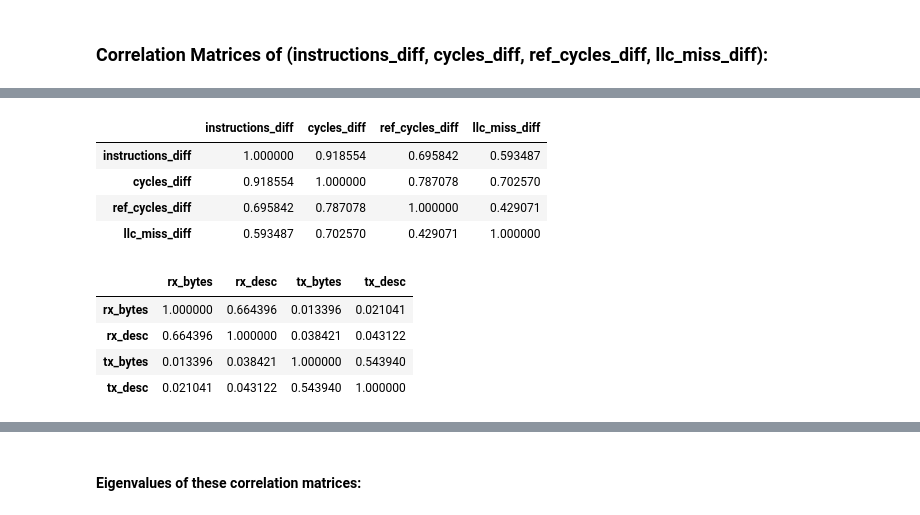
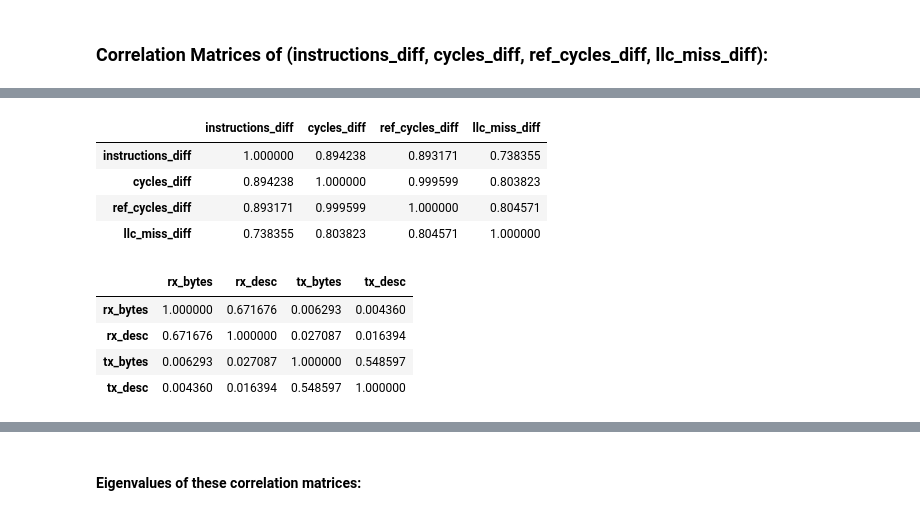
Before and after one commit to awadyn/network_exec_energy_study, a Jupyter notebook: full_logs/Correlation Matrices and Eigenvalues of Merged Per-Log Dataframes.ipynb, the cells around one changed output, grey strips where cells are left out. Cells and saved outputs as stored; diff of their text form; code cells hidden in the pictures.

```diff
--- a/full_logs/Correlation Matrices and Eigenvalues of Merged Per-Log Dataframes.ipynb
+++ b/full_logs/Correlation Matrices and Eigenvalues of Merged Per-Log Dataframes.ipynb
@@ -24,39 +24,51 @@ def get_joules(df):
 # %% [markdown]
 ### Correlation Matrices of (instructions_diff, cycles_diff, ref_cycles_diff, llc_miss_diff):
 # %%
-for dvfs in ['0x1d00']:
-    corr_qps_itr_counter_list = {}
-    corr_qps_itr_non_counter_list = {}
-    joules_qps_itr_list = {}
+corr_dvfs_counter_list = {}
+corr_dvfs_non_counter_list = {}
+joules_dvfs_list = {}
+
+for dvfs in ['0xd00', '0x1d00']:
+    corr_qps_counter_list = {}
+    corr_qps_non_counter_list = {}
+    joules_qps_list = {}
+
     for qps in ['200k', '400k', '600k']:
         corr_itr_counter_list = {}
         corr_itr_non_counter_list = {}
         joules_itr_list = {}
 
-        all_itr_counter_dir = qps + '_' + dvfs + '_merged_counter_per_core_dfs/'
-        all_itr_non_counter_dir = qps + '_' + dvfs + '_merged_non_counter_per_core_dfs/'
+        all_itr_counter_dir = qps + '_' + dvfs + '_counters_merged/'
+        all_itr_non_counter_dir = qps + '_' + dvfs + '_non_counters_merged/'
 
         print('Parsing counter metrics in ' + all_itr_counter_dir)
         for file in os.listdir(all_itr_counter_dir):
+            if os.path.isdir(all_itr_counter_dir + file):
+                continue
             itr = file.split('_')[2]
             df = pd.read_csv(all_itr_counter_dir + file, sep = ',')
-            #print(df.head(3))
             joules = get_joules(df.copy())
             joules_itr_list[itr] = joules
             print('ITR_DELAY: ', itr, joules)
-            df = df.drop([df.columns[0], 'joules_diff'], axis=1)
+            df = df.drop([df.columns[0], 'joules_diff', 'timestamp'], axis=1)
             df_corr = df.corr()
             corr_itr_counter_list[itr] = df_corr
 
         print('Parsing non-counter metrics in ' + all_itr_non_counter_dir)
         for file in os.listdir(all_itr_non_counter_dir):
+            if os.path.isdir(all_itr_non_counter_dir + file):
+                continue
             itr = file.split('_')[2]
             print('ITR_DELAY: ', itr)
-            df_non_counter = pd.read_csv(all_itr_non_counter_dir + file, sep= ',').drop('i', axis=1)
-            #print(df_non_counter.head(3))
-            df_corr_non_counter = df_non_counter.corr()
-            corr_itr_non_counter_list[itr] = df_corr_non_counter
-        corr_qps_itr_counter_list[qps] = corr_itr_counter_list
-        corr_qps_itr_non_counter_list[qps] = corr_itr_non_counter_list
-        joules_qps_itr_list[qps] = joules_itr_list
+            df = pd.read_csv(all_itr_non_counter_dir + file, sep= ',')
+            df_corr = df.drop([df.columns[0], 'timestamp'], axis = 1).corr()
+            corr_itr_non_counter_list[itr] = df_corr
+
+        corr_qps_counter_list[qps] = corr_itr_counter_list
+        corr_qps_non_counter_list[qps] = corr_itr_non_counter_list
+        joules_qps_list[qps] = joules_itr_list
+
+    corr_dvfs_counter_list[dvfs] = corr_qps_counter_list
+    corr_dvfs_non_counter_list[dvfs] = corr_qps_non_counter_list
+    joules_dvfs_list[dvfs] = joules_qps_list
 # %% [output]
@@ -80,20 +92,20 @@ ITR_DELAY:  200
 # %%
 # checking corr matrix
-corr_qps_itr_counter_list['200k']['100']
+corr_dvfs_counter_list['0xd00']['200k']['300']
 # %% [output]
 |  | instructions_diff | cycles_diff | ref_cycles_diff | llc_miss_diff |
-| instructions_diff | 1.000000 | 0.918554 | 0.695842 | 0.593487 |
-| cycles_diff | 0.918554 | 1.000000 | 0.787078 | 0.702570 |
-| ref_cycles_diff | 0.695842 | 0.787078 | 1.000000 | 0.429071 |
-| llc_miss_diff | 0.593487 | 0.702570 | 0.429071 | 1.000000 |
+| instructions_diff | 1.000000 | 0.894238 | 0.893171 | 0.738355 |
+| cycles_diff | 0.894238 | 1.000000 | 0.999599 | 0.803823 |
+| ref_cycles_diff | 0.893171 | 0.999599 | 1.000000 | 0.804571 |
+| llc_miss_diff | 0.738355 | 0.803823 | 0.804571 | 1.000000 |
 # %%
 # checking corr matrix
-corr_qps_itr_non_counter_list['600k']['100']
+corr_dvfs_non_counter_list['0x1d00']['600k']['100']
 # %% [output]
 |  | rx_bytes | rx_desc | tx_bytes | tx_desc |
-| rx_bytes | 1.000000 | 0.664396 | 0.013396 | 0.021041 |
-| rx_desc | 0.664396 | 1.000000 | 0.038421 | 0.043122 |
-| tx_bytes | 0.013396 | 0.038421 | 1.000000 | 0.543940 |
-| tx_desc | 0.021041 | 0.043122 | 0.543940 | 1.000000 |
+| rx_bytes | 1.000000 | 0.671676 | 0.006293 | 0.004360 |
+| rx_desc | 0.671676 | 1.000000 | 0.027087 | 0.016394 |
+| tx_bytes | 0.006293 | 0.027087 | 1.000000 | 0.548597 |
+| tx_desc | 0.004360 | 0.016394 | 0.548597 | 1.000000 |
 # %%
 # checking joules sum values
```
Also changed, not shown: parts of 14 cells of this notebook, 2 other files.
